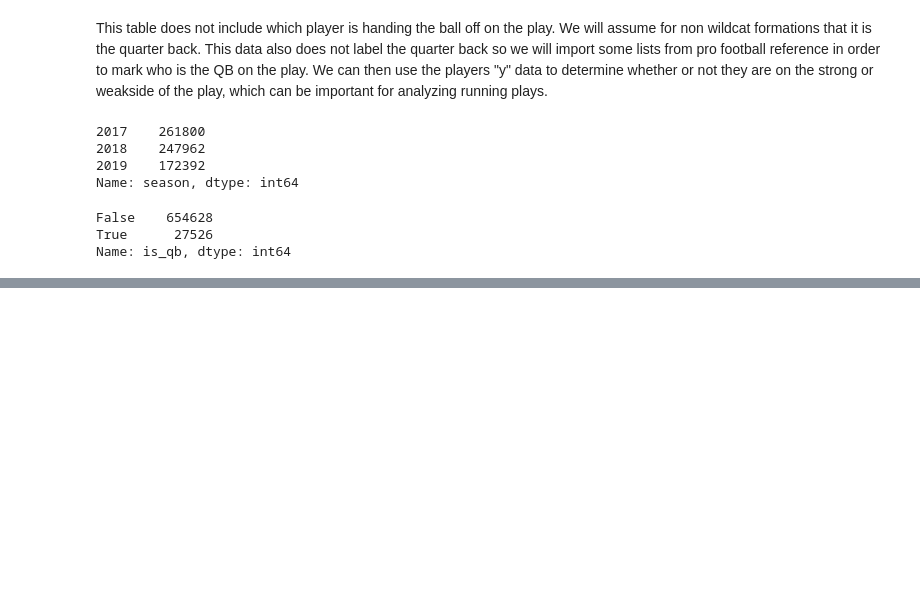
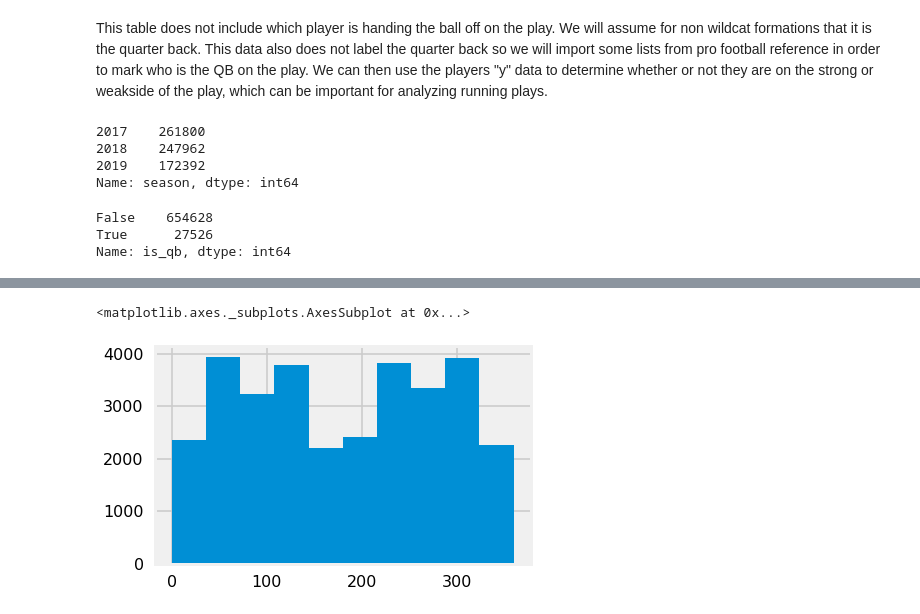
Before and after one commit to acoco10/nfl_big_data_bowl, a Jupyter notebook: Untitled.ipynb, the cells around one changed output, grey strips where cells are left out. Drawn from its saved outputs; the diff is of its cells as text; code cells hidden in the pictures; blank space fills up the shorter version.

```diff
--- a/Untitled.ipynb
+++ b/Untitled.ipynb
@@ -202,0 +214,5 @@ Name: y, Length: 682154, dtype: float64
+# %%
+df[df.position == "RB"]['dir'].hist()
+# %% [output]
+<matplotlib.axes._subplots.AxesSubplot at 0x...>
+[figure, added]
```
Also changed, not shown: parts of 14 cells of this notebook.
